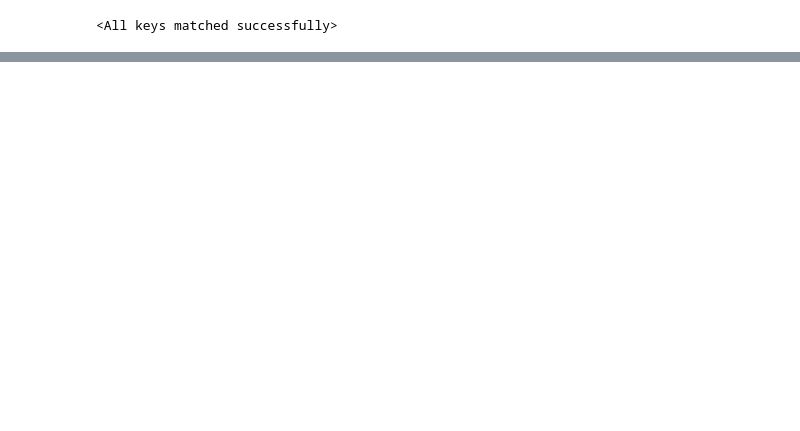
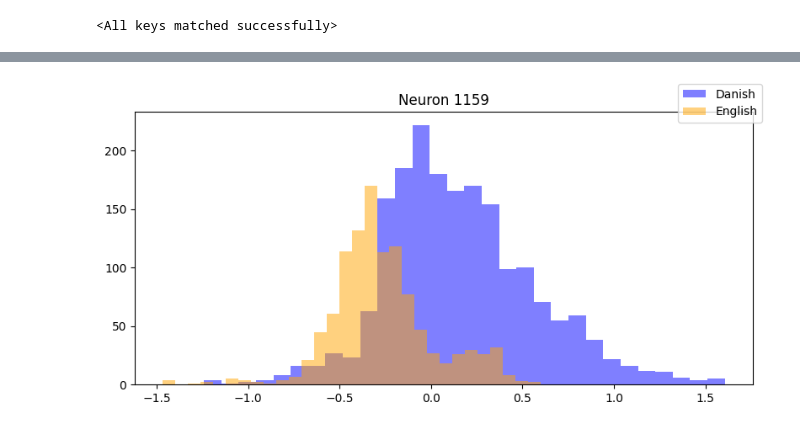
Before and after one commit to MarkusSibbesen/mechinterp_research_project, a Jupyter notebook: analyzing_sparse_autoencoders.ipynb, the cells around one changed output, grey strips where cells are left out. Drawn from its saved outputs; the diff is of its cells as text; code cells hidden in the pictures; blank space fills up the shorter version.

```diff
--- a/analyzing_sparse_autoencoders.ipynb
+++ b/analyzing_sparse_autoencoders.ipynb
@@ -237,0 +217,4 @@ avg_word_init_en = sum(en_word_init_acts) / len(en_word_init_acts)
+# %%
+plot_difference_by_neuron(da_preacts2, en_preacts2, max_diff_neuron)
+# %% [output]
+[figure, added]
```
Also changed, not shown: parts of 21 cells of this notebook.
